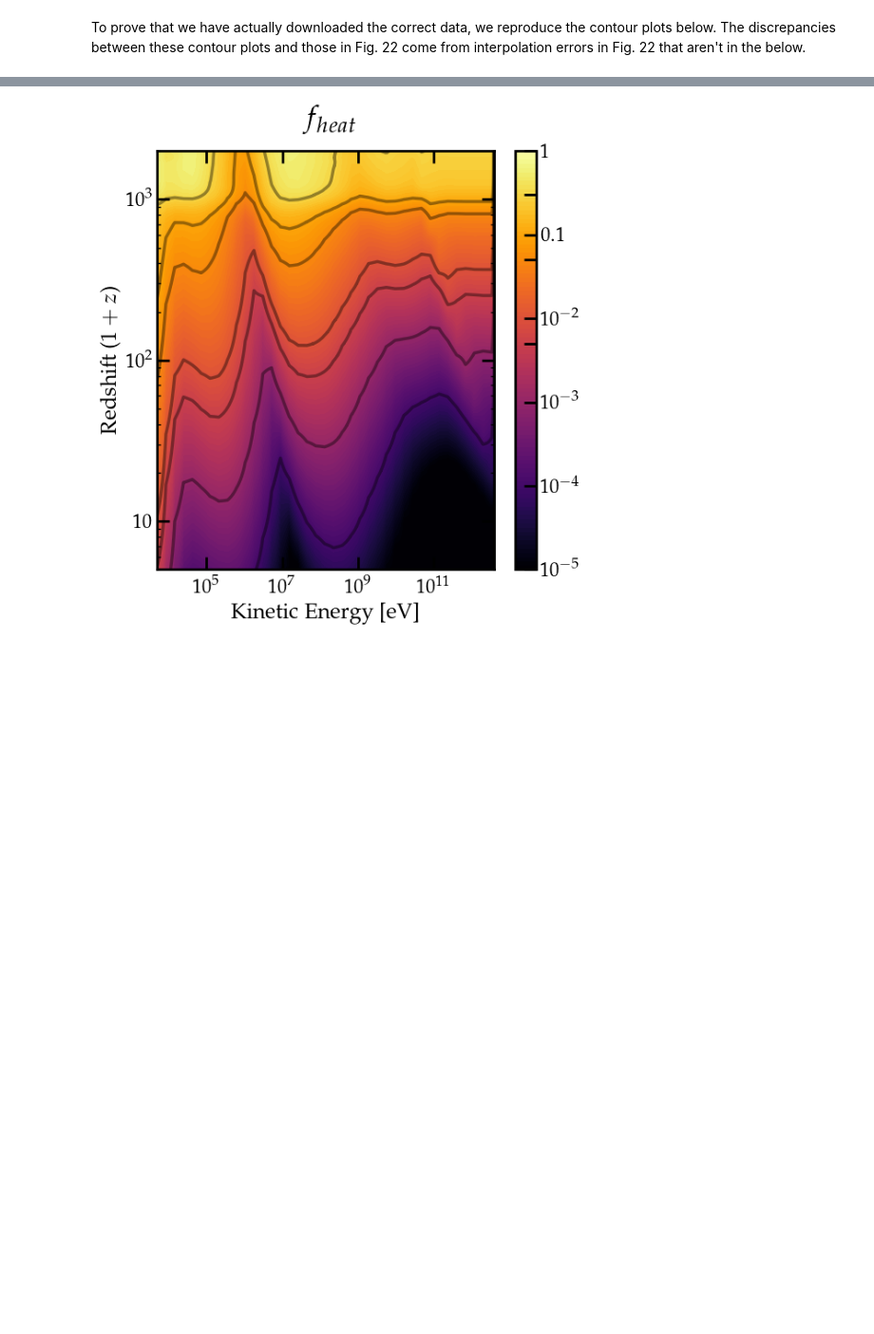
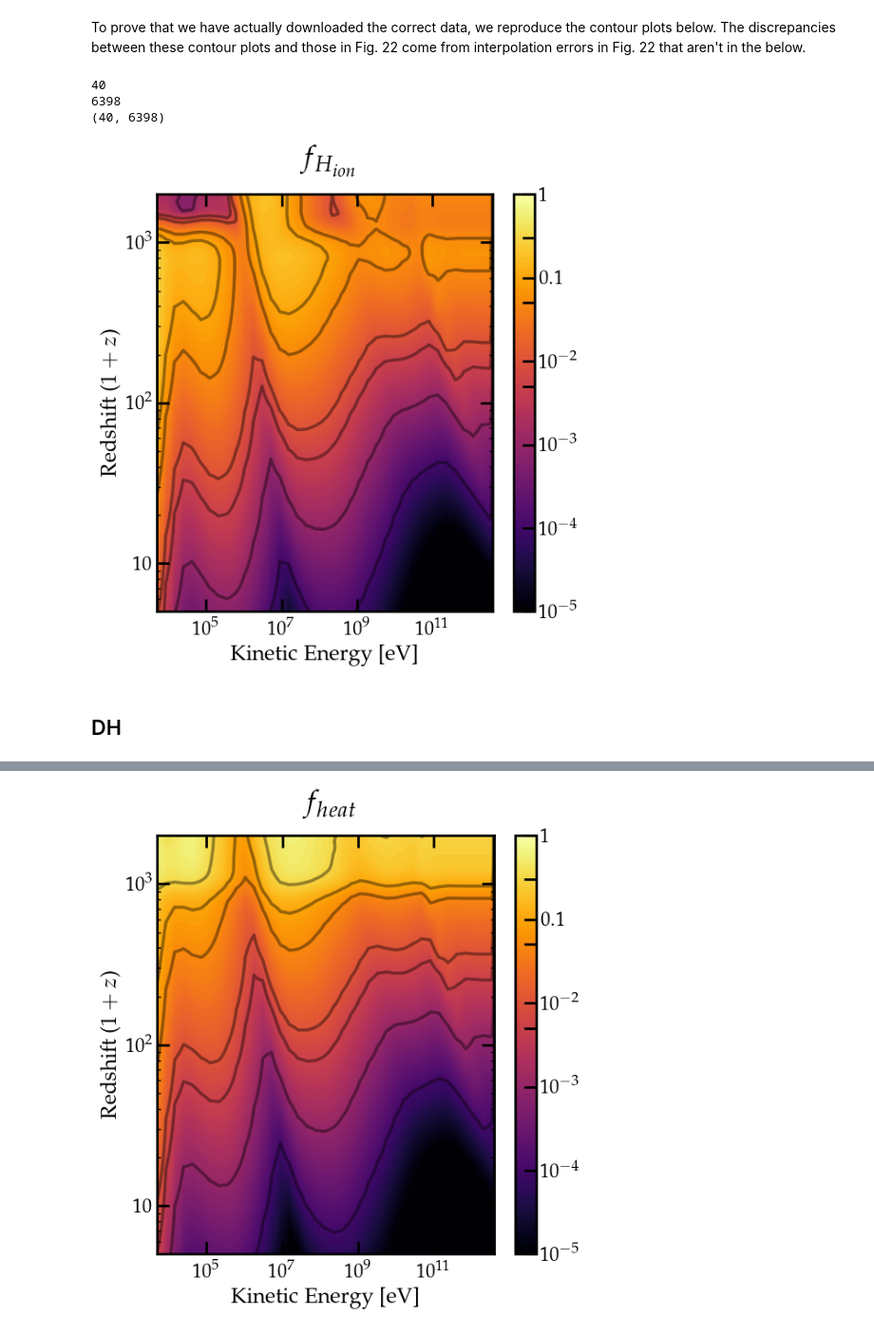
Before and after one commit to hongwanliu/DarkHistory, a Jupyter notebook: examples/Example13_Cross_Checks.ipynb, the cells around one changed output, grey strips where cells are left out. Shown at 95% size. Cells and saved outputs as stored; diff of their text form; code cells hidden in the pictures; blank space fills up the shorter version.

```diff
--- a/examples/Example13_Cross_Checks.ipynb
+++ b/examples/Example13_Cross_Checks.ipynb
@@ -70,7 +66,7 @@ tau=.5e25
 inj_type = 'elec'
 
 #Annihilate/Decay into
-inj_particle = 'swave'
+inj_particle = 'decay'
 
 #Useful definitions
 if inj_particle == 'electron':
@@ -130,6 +126,17 @@ log10eng[-1]
 ### IDL f(z)'s
 # %% [markdown]
 Download the f(z)'s generated from IDL (can be found in `erebus:/zfs/gridgway/transferfuncs/ih_continuous_elec_v2/` for electrons and `erebus:/zfs/gridgway/transferfuncs/ih_continuous_phot/` for photons)
+# %%
+file = '/Users/gregoryridgway/Dropbox (MIT)/Photon Deposition/Gregs_Checks/calcfracs_tf_z_3.000E+03_nstep_107_logE_6.196E+00_xe_0.000E+00_xHe_0.000E+00.fits'
+hdul = fits.open(file)
+
+data = hdul[1].data
+
+f_idl_low  = data.field('loweng_deposition_fractions')[0]
+f_idl_high = data.field('higheng_deposition_fractions')[0]
+idl_redshift     = data.field('redshift')[0]
+
+hdul.close()
 # %%
 float_formatter = lambda x,n: ("{:."+str(n)+"E}").format(x,n)
 
@@ -147,8 +154,8 @@ for i, en in enumerate(log10eng[:-1]):
     f_idl_high = data.field('higheng_deposition_fractions')[0]
     idl_redshift     = data.field('redshift')[0]
 
-#     f_idl_list[i,:] = f_idl_low + f_idl_high
-    f_idl_list[i,:] = f_idl_low
+    f_idl_list[i,:] = f_idl_low + f_idl_high
+#     f_idl_list[i,:] = f_idl_low
 
     hdul.close()
 # %% [markdown]
@@ -159,0 +263,10 @@ f_DH_list2 = f_DH_list.copy()
+# %%
+rs_vec = 3000*np.exp(-.001*np.arange(6398))
+get_fcontour(f_idl_list, 'decay', 'elec', 'H_ion')
+# %% [output]
+40
+6398
+(40, 6398)
+[figure, added]
+# %% [markdown]
+## DH
```
Also changed, not shown: parts of 21 cells of this notebook, 1 other file.
